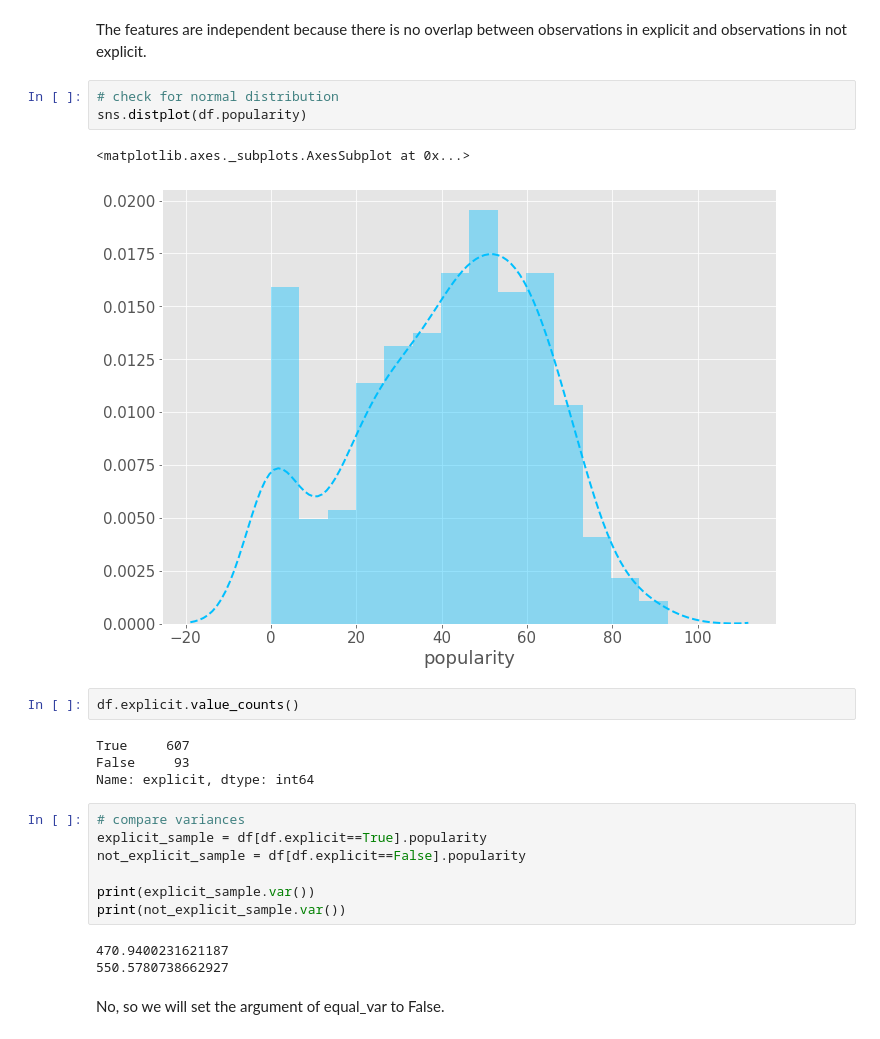
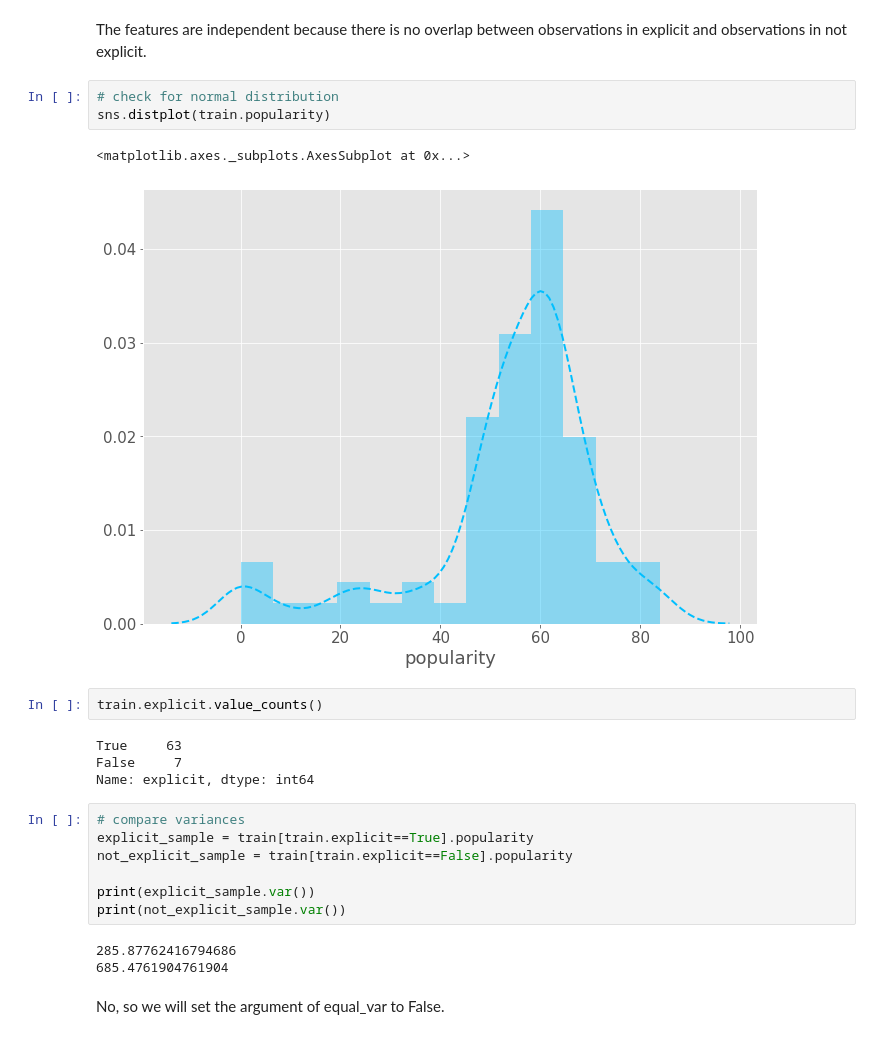
Before and after one commit to SpotiScryers/SpotiScry, a Jupyter notebook: kwame_explore.ipynb, the cells around one changed output. Saved outputs shown, nothing was run; the diff lists cells and outputs as text.

Commit message:
replace df with train

```diff
--- a/kwame_explore.ipynb
+++ b/kwame_explore.ipynb
@@ -84,26 +84,26 @@ sns.catplot(x="explicit", y="popularity", kind="swarm", data=df)
 The features are independent because there is no overlap between observations in explicit and observations in not explicit.
 # %%
 # check for normal distribution
-sns.distplot(df.popularity)
+sns.distplot(train.popularity)
 # %% [output]
 <matplotlib.axes._subplots.AxesSubplot at 0x...>
-[figure, old version]
+[figure, new version]
 # %%
-df.explicit.value_counts()
+train.explicit.value_counts()
 # %% [output]
-True     607
-False     93
+True     63
+False     7
 Name: explicit, dtype: int64
 # %%
 # compare variances
-explicit_sample = df[df.explicit==True].popularity
-not_explicit_sample = df[df.explicit==False].popularity
+explicit_sample = train[train.explicit==True].popularity
+not_explicit_sample = train[train.explicit==False].popularity
 
 print(explicit_sample.var())
 print(not_explicit_sample.var())
 # %% [output]
-470.9400231621187
-550.5780738662927
+285.87762416794686
+685.4761904761904
 # %% [markdown]
 No, so we will set the argument of equal_var to False.
 # %% [markdown]
```
Also changed, not shown: parts of 3 cells of this notebook.
